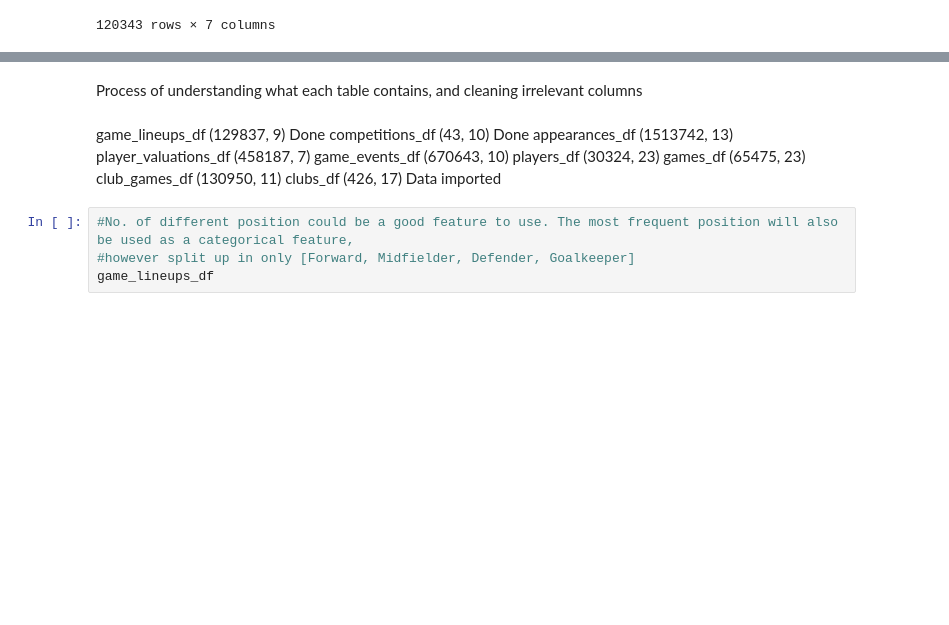
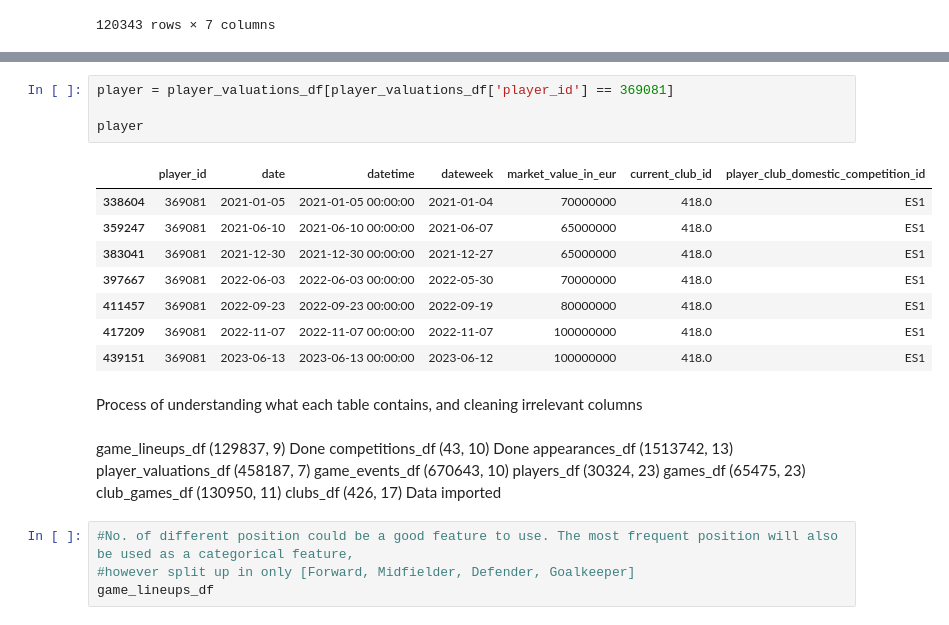
Before and after one commit to rogoran/transferValuationProject, a Jupyter notebook: feature-pipeline.ipynb, the cells around one changed output, grey strips where cells are left out. Cells and saved outputs as stored; diff of their text form; blank space fills up the shorter version.

```diff
--- a/feature-pipeline.ipynb
+++ b/feature-pipeline.ipynb
@@ -123,3 +168,16 @@ player_valuations_df
+# %%
+player = player_valuations_df[player_valuations_df['player_id'] == 369081]
+
+player
+# %% [output]
+|  | player_id | date | datetime | dateweek | market_value_in_eur | current_club_id | player_club_domestic_competition_id |
+| 338604 | 369081 | 2021-01-05 | 2021-01-05 00:00:00 | 2021-01-04 | 70000000 | 418.0 | ES1 |
+| 359247 | 369081 | 2021-06-10 | 2021-06-10 00:00:00 | 2021-06-07 | 65000000 | 418.0 | ES1 |
+| 383041 | 369081 | 2021-12-30 | 2021-12-30 00:00:00 | 2021-12-27 | 65000000 | 418.0 | ES1 |
+| 397667 | 369081 | 2022-06-03 | 2022-06-03 00:00:00 | 2022-05-30 | 70000000 | 418.0 | ES1 |
+| 411457 | 369081 | 2022-09-23 | 2022-09-23 00:00:00 | 2022-09-19 | 80000000 | 418.0 | ES1 |
+| 417209 | 369081 | 2022-11-07 | 2022-11-07 00:00:00 | 2022-11-07 | 100000000 | 418.0 | ES1 |
+| 439151 | 369081 | 2023-06-13 | 2023-06-13 00:00:00 | 2023-06-12 | 100000000 | 418.0 | ES1 |
 # %% [markdown]
 Process of understanding what each table contains, and cleaning irrelevant columns
 # %% [markdown]
```
Also changed, not shown: parts of 7 cells of this notebook.
